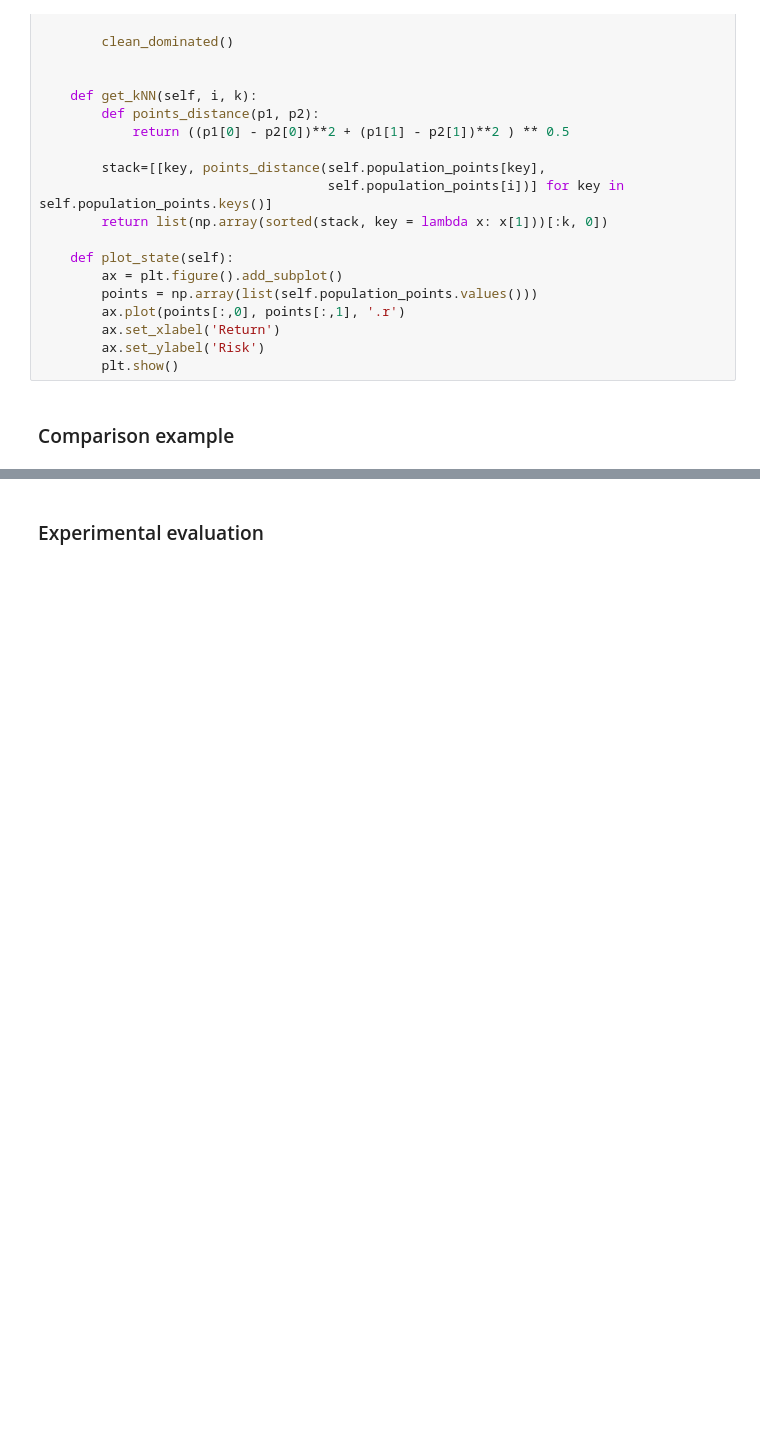
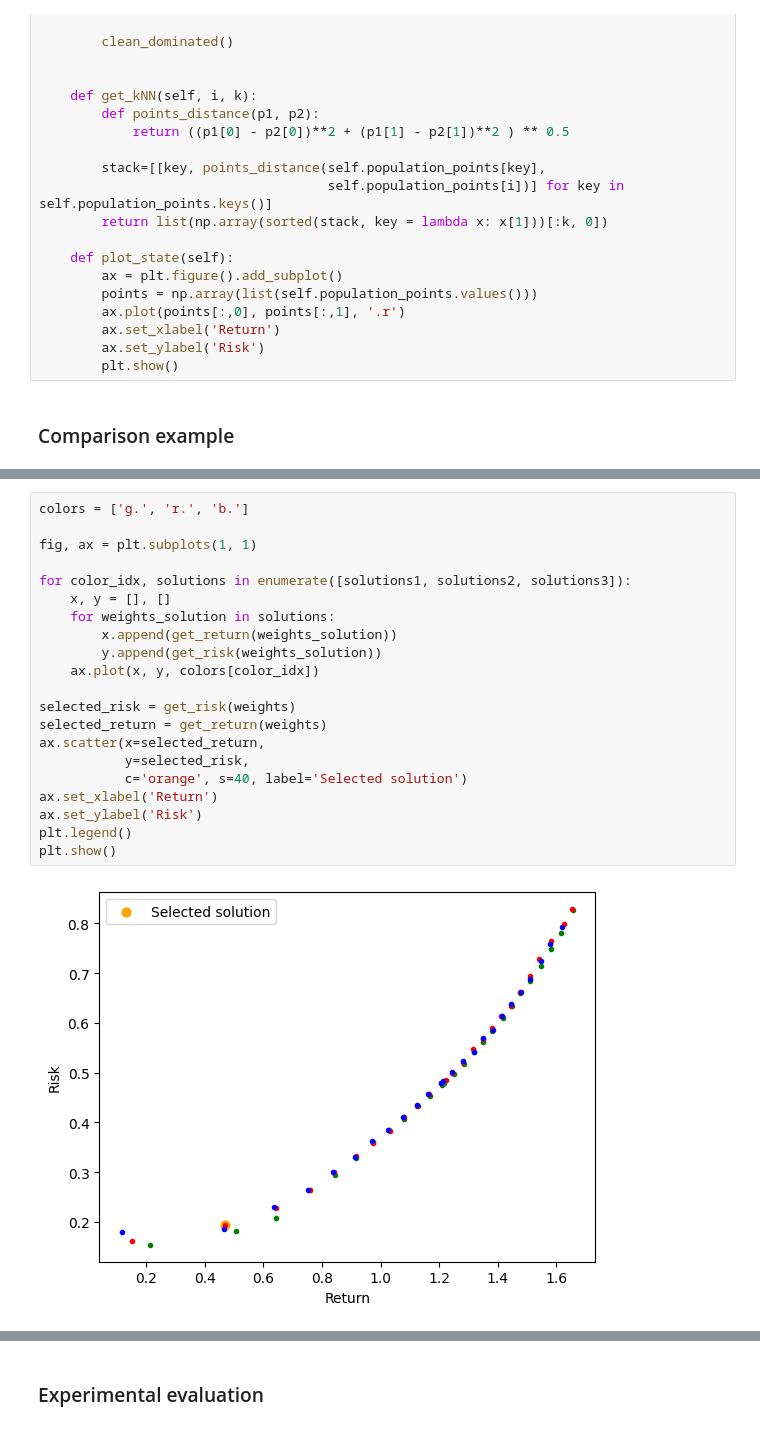
Before and after one commit to alessandro1802/moo, a Jupyter notebook: lab3.ipynb, the cells around one changed output, grey strips where cells are left out. Drawn from its saved outputs; the diff is of its cells as text; blank space fills up the shorter version.

```diff
--- a/lab3.ipynb
+++ b/lab3.ipynb
@@ -662,0 +703,23 @@ plt.show()
+# %%
+colors = ['g.', 'r.', 'b.']
+
+fig, ax = plt.subplots(1, 1)
+
+for color_idx, solutions in enumerate([solutions1, solutions2, solutions3]):
+    x, y = [], []
+    for weights_solution in solutions:
+        x.append(get_return(weights_solution))
+        y.append(get_risk(weights_solution))
+    ax.plot(x, y, colors[color_idx])
+
+selected_risk = get_risk(weights)
+selected_return = get_return(weights)
+ax.scatter(x=selected_return,
+           y=selected_risk,
+           c='orange', s=40, label='Selected solution')
+ax.set_xlabel('Return')
+ax.set_ylabel('Risk')
+plt.legend()
+plt.show()
+# %% [output]
+[figure, added]
```
Also changed, not shown: parts of 17 cells of this notebook, 5 other files.
